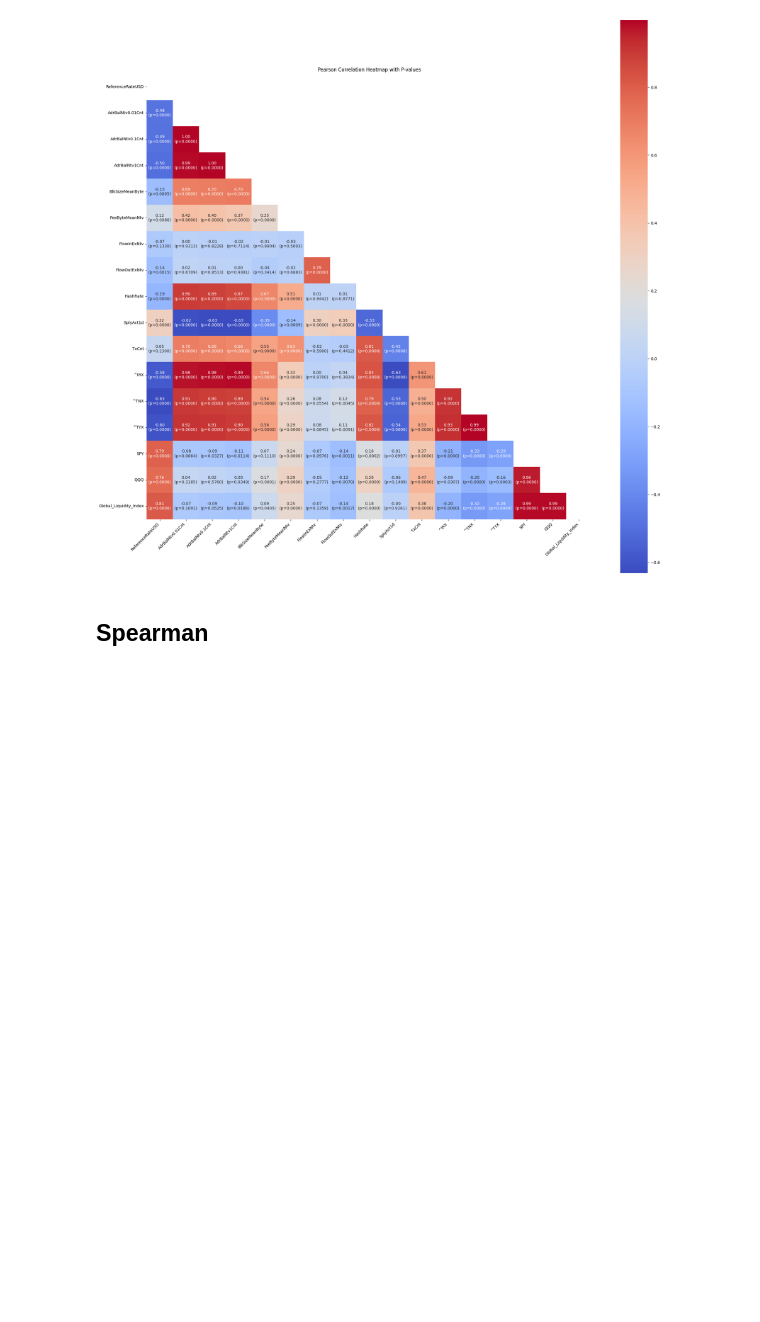
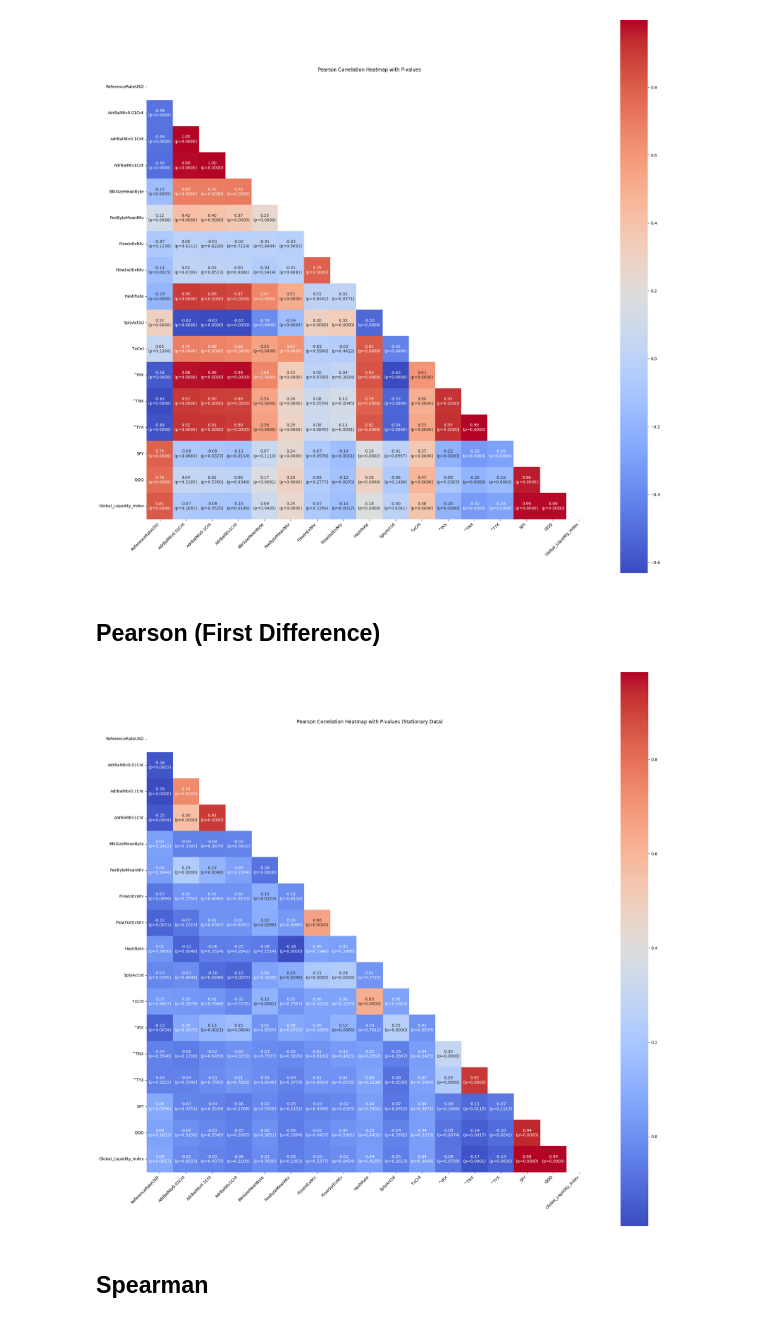
Before and after one commit to genzstrategy/trading, a Jupyter notebook: correlation/btc-correlation-analysis.ipynb, the cells around one changed output. Drawn from its saved outputs; the diff is of its cells as text; code cells hidden in the pictures; blank space fills up the shorter version.

```diff
--- a/btc-correlation-analysis.ipynb
+++ b/correlation/btc-correlation-analysis.ipynb
@@ -92,6 +94,63 @@ plt.yticks(rotation=0)
 plt.show()
 # %% [output]
 [figure]
+# %% [markdown]
+## Pearson (First Difference)
+# %%
+import pandas as pd
+import seaborn as sns
+import matplotlib.pyplot as plt
+import numpy as np
+from scipy.stats import pearsonr
+
+# Assuming 'df' is your DataFrame and is already loaded
+
+# Making the DataFrame stationary by first difference
+df_stationary = df.diff().dropna()
+
+# Function to compute pairwise Pearson correlation and p-values
+def pearson_corr_pval(df):
+    cols = df.columns
+    n = len(cols)
+    corr_matrix = np.zeros((n, n), dtype=float)
+    pval_matrix = np.zeros((n, n), dtype=float)
+
+    for i in range(n):
+        for j in range(n):
+            if i != j:
+                corr, pval = pearsonr(df[cols[i]], df[cols[j]])
+                corr_matrix[i, j] = corr
+                pval_matrix[i, j] = pval
+            else:
+                corr_matrix[i, j] = 1
+                pval_matrix[i, j] = 0
+
+    corr_matrix = pd.DataFrame(corr_matrix, columns=cols, index=cols)
+    pval_matrix = pd.DataFrame(pval_matrix, columns=cols, index=cols)
+    return corr_matrix, pval_matrix
+
+# Compute the Pearson Correlation Matrix and P-values on the stationary data
+correlation_matrix, pval_matrix = pearson_corr_pval(df_stationary)
+
+# Create a mask for the upper triangle
+mask = np.triu(np.ones_like(correlation_matrix, dtype=bool))
+
+# Combine correlation values and p-values in labels
+labels = np.asarray([['{:.2f}\n(p={:.4f})'.format(correlation_matrix.iloc[i, j], pval_matrix.iloc[i, j])
+                      if i != j else '' for j in range(len(df_stationary.columns))]
+                     for i in range(len(df_stationary.columns))])
+
+# Set up the matplotlib figure
+plt.figure(figsize=(25, 25))
+
+# Draw the heatmap with the mask and labels
+sns.heatmap(correlation_matrix, mask=mask, annot=labels, fmt="", cmap='coolwarm', square=True)
+plt.title('Pearson Correlation Heatmap with P-values (Stationary Data)')
+plt.xticks(rotation=45, ha='right')
+plt.yticks(rotation=0)
+plt.show()
+# %% [output]
+[figure, added]
 # %% [markdown]
 ## Spearman
 # %% [markdown]
```
Also changed, not shown: parts of 4 cells of this notebook, 11 other files.
